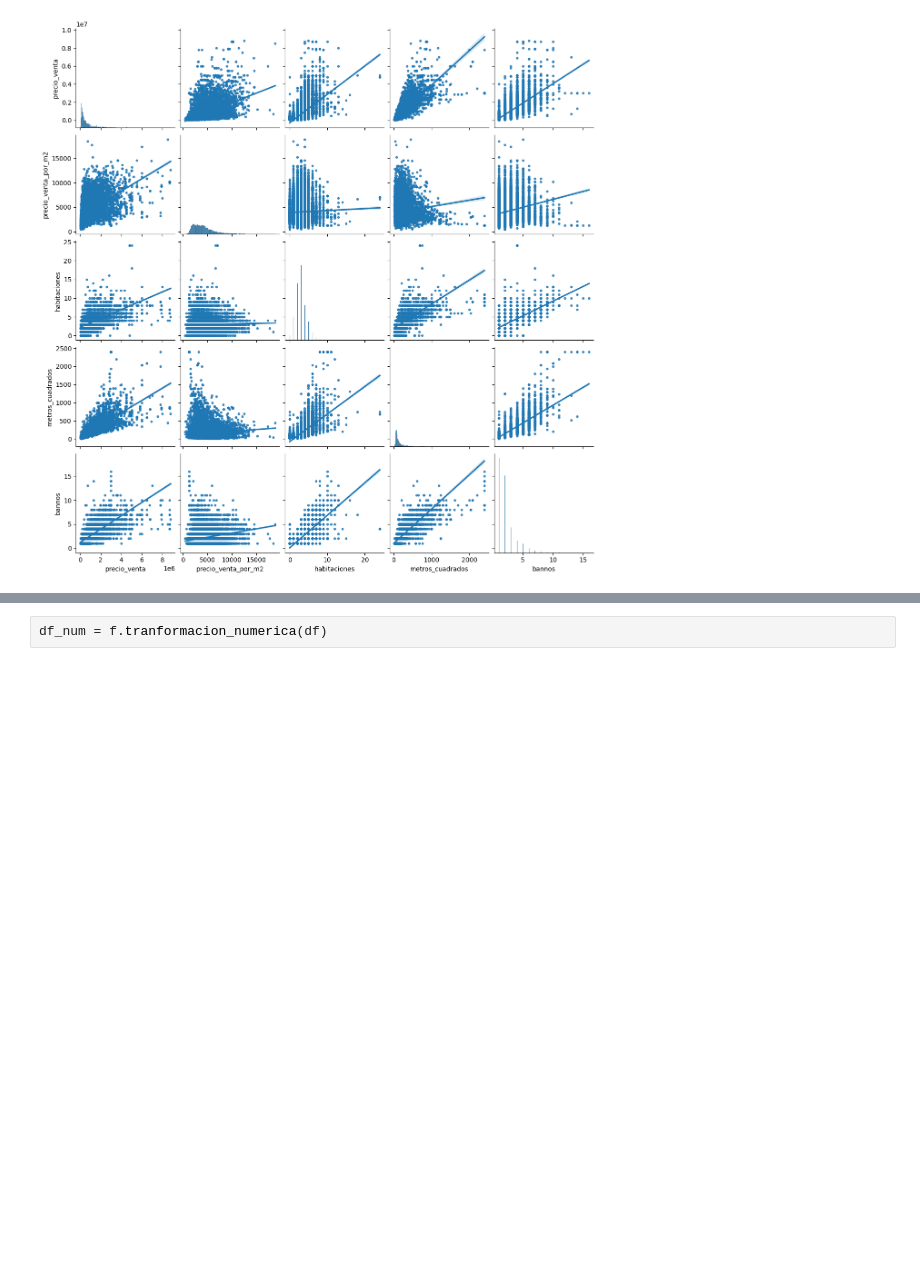
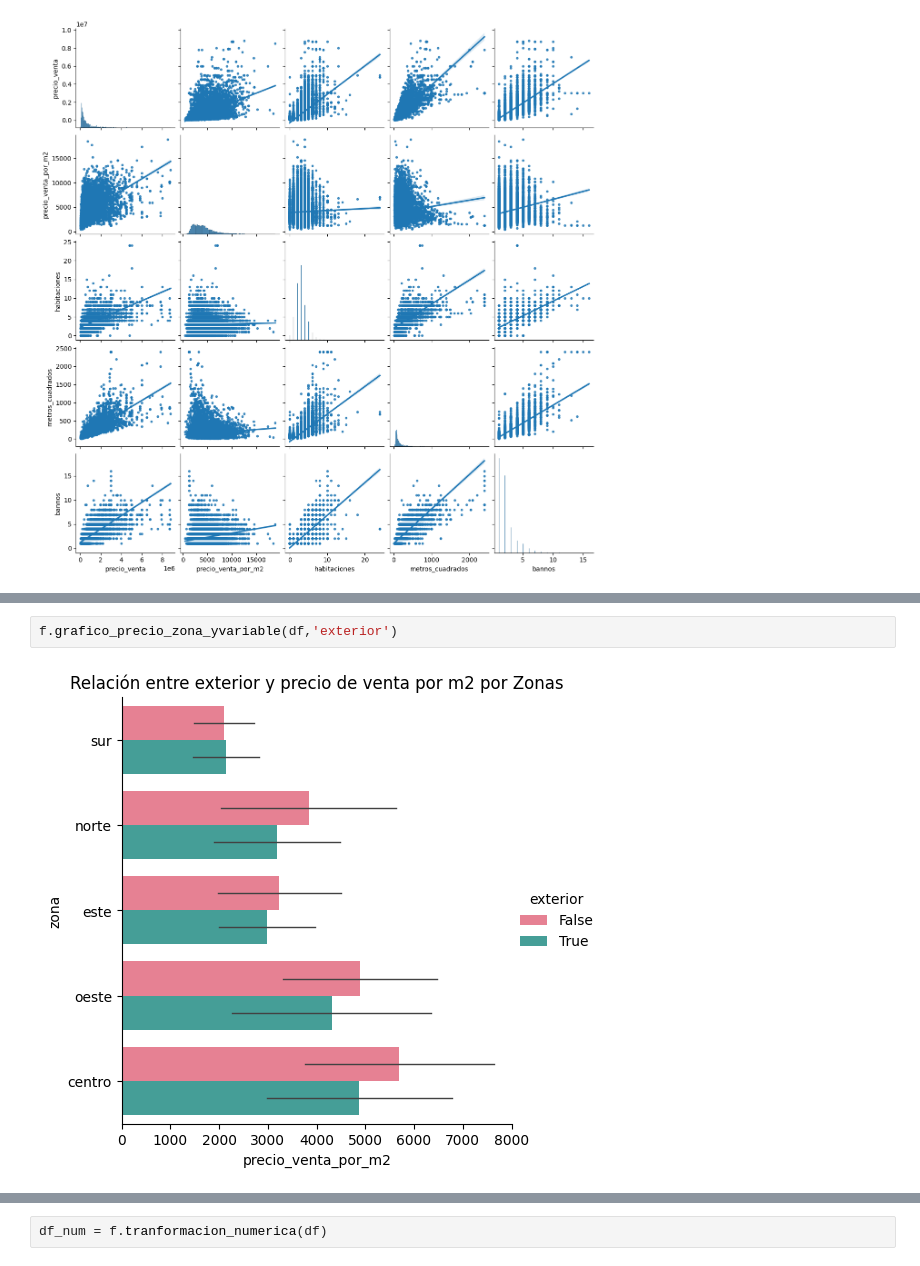
Before and after one commit to mariaortizz/EDA_Viviendas_Madrid, a Jupyter notebook: src/notebook.ipynb, the cells around one changed output, grey strips where cells are left out. Saved outputs shown, nothing was run; the diff lists cells and outputs as text; blank space fills up the shorter version.

```diff
--- a/src/notebook.ipynb
+++ b/src/notebook.ipynb
@@ -284,0 +195,4 @@ f.grafico_precio_zona_yvariable(df,'estacionamiento')
+# %%
+f.grafico_precio_zona_yvariable(df,'exterior')
+# %% [output]
+[figure, added]
```
Also changed, not shown: parts of 25 cells of this notebook, 1 other file.
